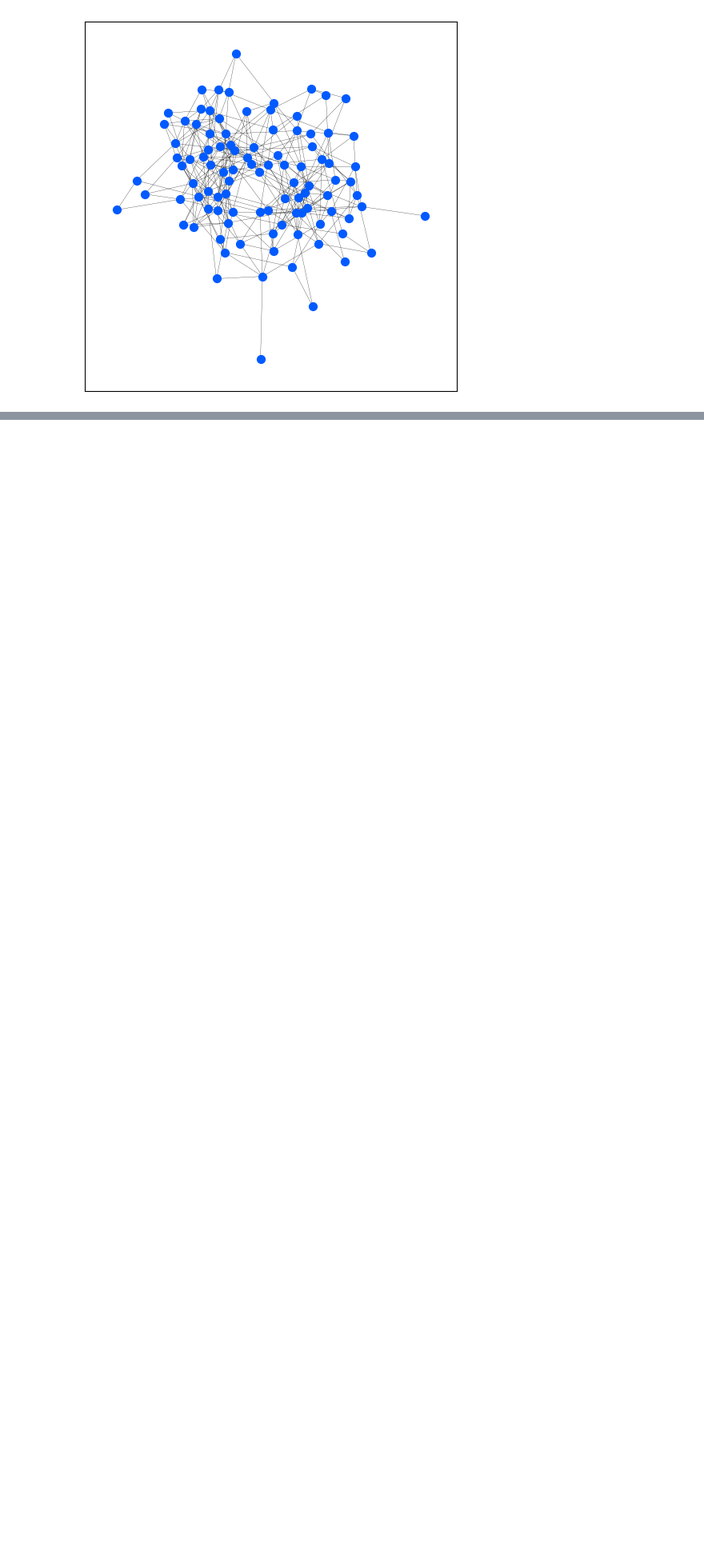
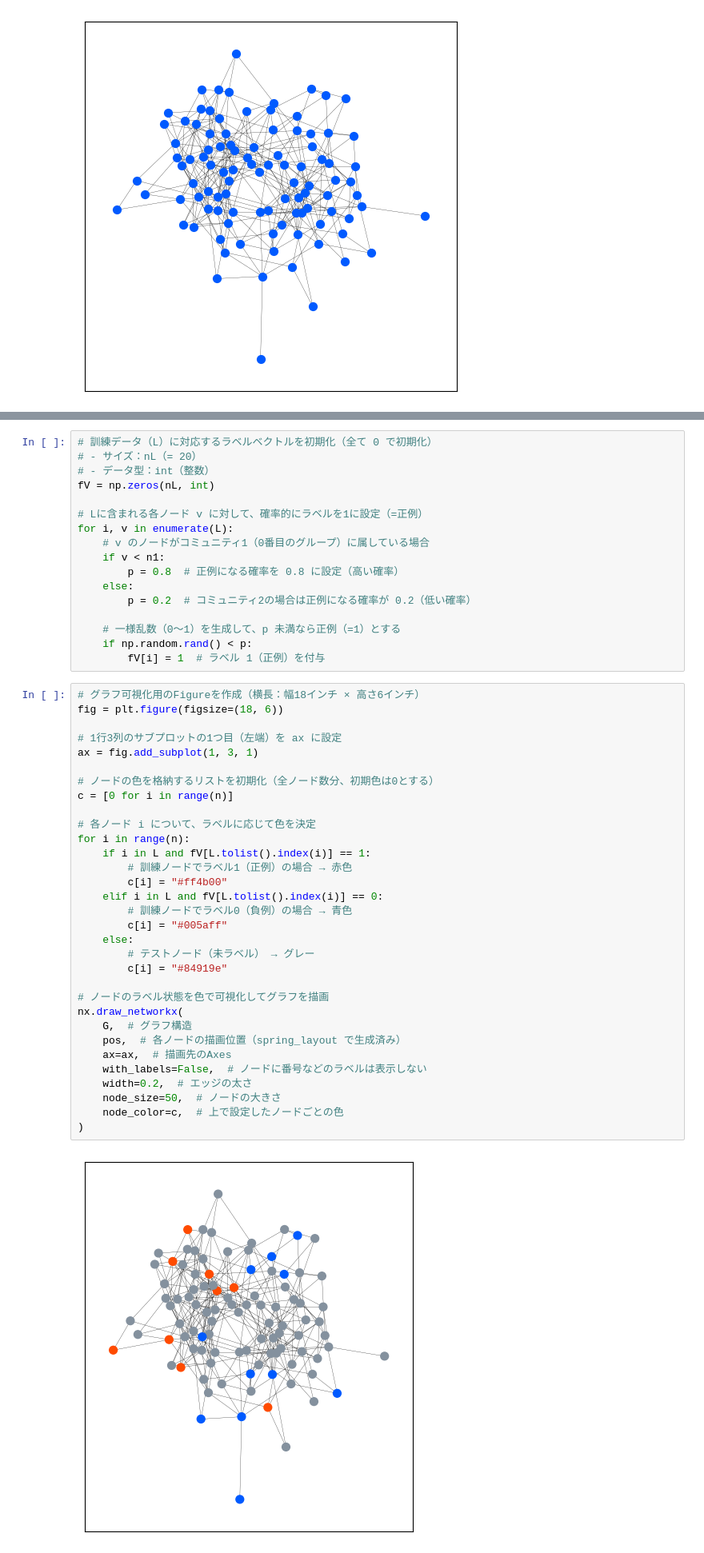
Before and after one commit to maton369/GNN_Practice, a Jupyter notebook: algo2.1.ipynb, the cells around one changed output, grey strips where cells are left out. Shown: that part at 80% size. Saved outputs shown, nothing was run; the diff lists cells and outputs as text; blank space fills up the shorter version.

Commit message:
feat: 訓練データの作成と表示

```diff
--- a/algo2.1.ipynb
+++ b/algo2.1.ipynb
@@ -55,0 +69,51 @@ nx.draw_networkx(
+# %%
+# 訓練データ（L）に対応するラベルベクトルを初期化（全て 0 で初期化）
+# - サイズ：nL（= 20）
+# - データ型：int（整数）
+fV = np.zeros(nL, int)
+
+# Lに含まれる各ノード v に対して、確率的にラベルを1に設定（=正例）
+for i, v in enumerate(L):
+    # v のノードがコミュニティ1（0番目のグループ）に属している場合
+    if v < n1:
+        p = 0.8  # 正例になる確率を 0.8 に設定（高い確率）
+    else:
+        p = 0.2  # コミュニティ2の場合は正例になる確率が 0.2（低い確率）
+
+    # 一様乱数（0〜1）を生成して、p 未満なら正例（=1）とする
+    if np.random.rand() < p:
+        fV[i] = 1  # ラベル 1（正例）を付与
+# %%
+# グラフ可視化用のFigureを作成（横長：幅18インチ × 高さ6インチ）
+fig = plt.figure(figsize=(18, 6))
+
+# 1行3列のサブプロットの1つ目（左端）を ax に設定
+ax = fig.add_subplot(1, 3, 1)
+
+# ノードの色を格納するリストを初期化（全ノード数分、初期色は0とする）
+c = [0 for i in range(n)]
+
+# 各ノード i について、ラベルに応じて色を決定
+for i in range(n):
+    if i in L and fV[L.tolist().index(i)] == 1:
+        # 訓練ノードでラベル1（正例）の場合 → 赤色
+        c[i] = "#ff4b00"
+    elif i in L and fV[L.tolist().index(i)] == 0:
+        # 訓練ノードでラベル0（負例）の場合 → 青色
+        c[i] = "#005aff"
+    else:
+        # テストノード（未ラベル） → グレー
+        c[i] = "#84919e"
+
+# ノードのラベル状態を色で可視化してグラフを描画
+nx.draw_networkx(
+    G,  # グラフ構造
+    pos,  # 各ノードの描画位置（spring_layout で生成済み）
+    ax=ax,  # 描画先のAxes
+    with_labels=False,  # ノードに番号などのラベルは表示しない
+    width=0.2,  # エッジの太さ
+    node_size=50,  # ノードの大きさ
+    node_color=c,  # 上で設定したノードごとの色
+)
+# %% [output]
+[figure, added]
```
Also changed, not shown: parts of 1 cell of this notebook.
